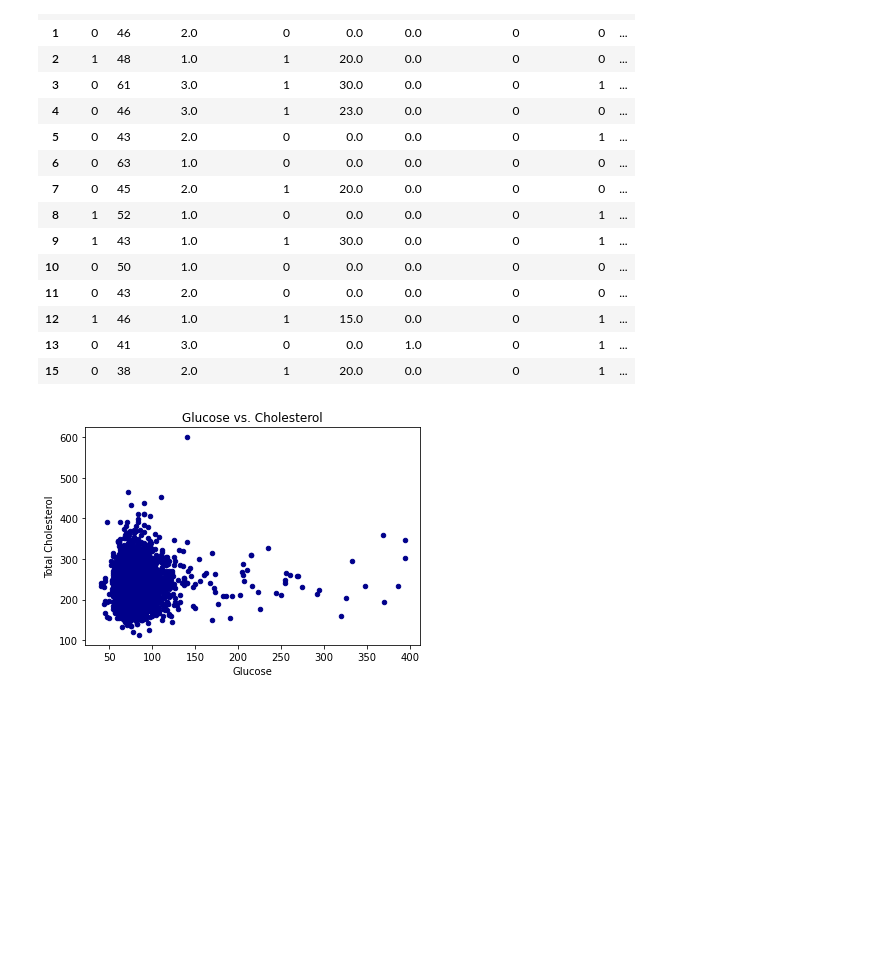
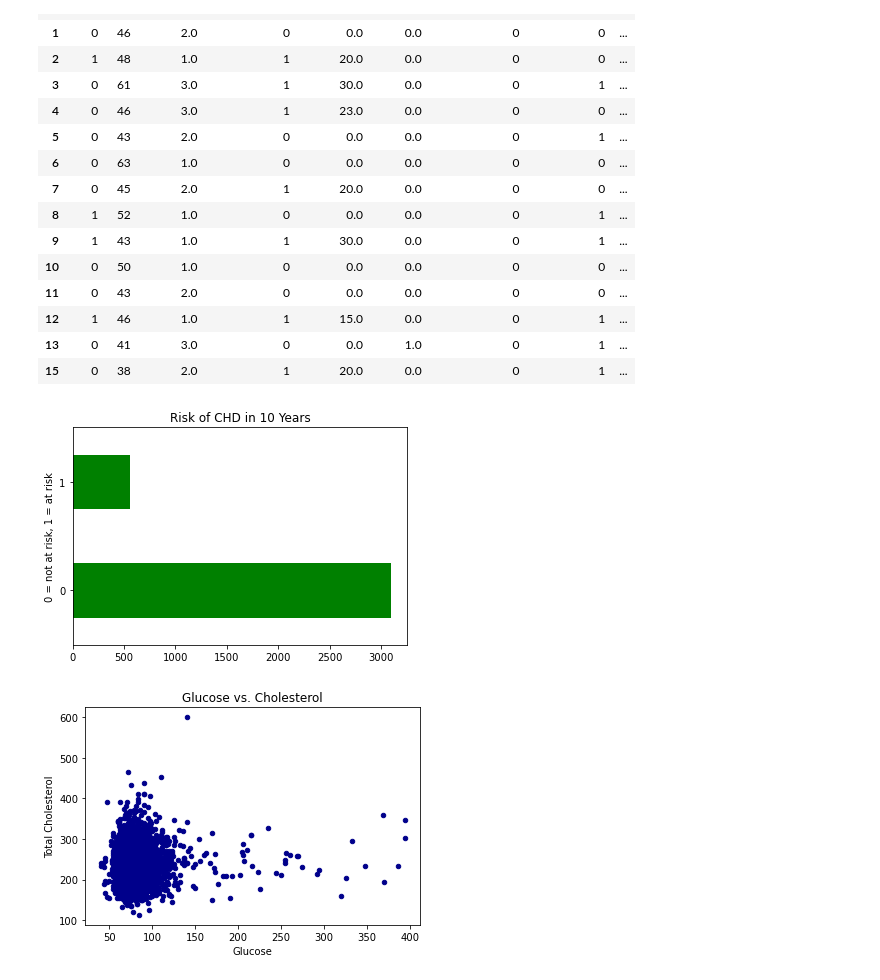
Before and after one commit to elisabethvirak/Coronary_Heart_Disease, a Jupyter notebook: exploratory_plots.ipynb, the cells around one changed output. Saved outputs shown, nothing was run; the diff lists cells and outputs as text; code cells hidden in the pictures; blank space fills up the shorter version.

Commit message:
bp plots and new rf model

```diff
--- a/exploratory_plots.ipynb
+++ b/exploratory_plots.ipynb
@@ -66,6 +69,13 @@ dropped.head(15)
 | 12 | 1 | 46 | 1.0 | 1 | 15.0 | 0.0 | 0 | 1 | ... |
 | 13 | 0 | 41 | 3.0 | 0 | 0.0 | 1.0 | 0 | 1 | ... |
 | 15 | 0 | 38 | 2.0 | 1 | 20.0 | 0.0 | 0 | 1 | ... |
+# %%
+CHD_grouped = dropped.groupby("TenYearCHD").count()
+risk_plot=CHD_grouped.plot.barh(y="age", title = "Risk of CHD in 10 Years", color = "green", legend=None)
+risk_plot.set_ylabel("0 = not at risk, 1 = at risk")
+plt.savefig("plots/Risk")
+# %% [output]
+[figure, added]
 # %%
 chol_glucose = dropped.plot.scatter(x='glucose',
                       y='totChol',
```
Also changed, not shown: parts of 7 cells of this notebook, 3 other files.
